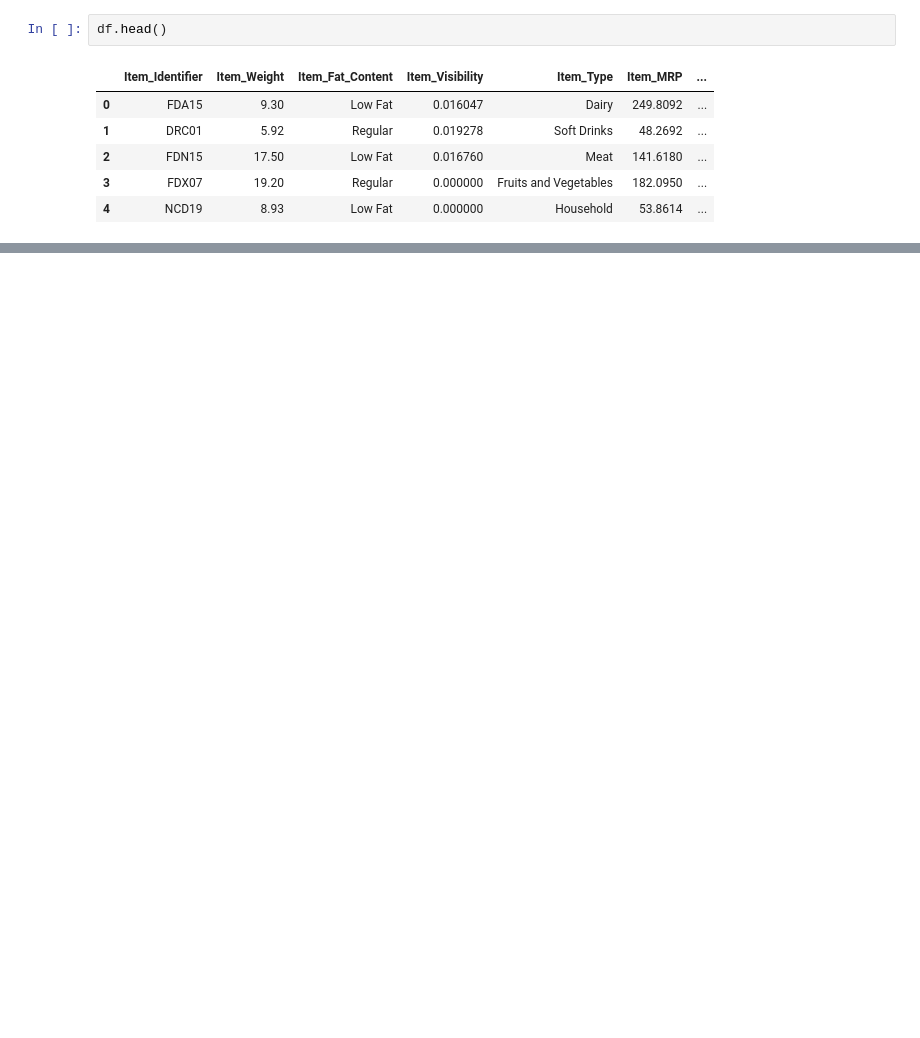
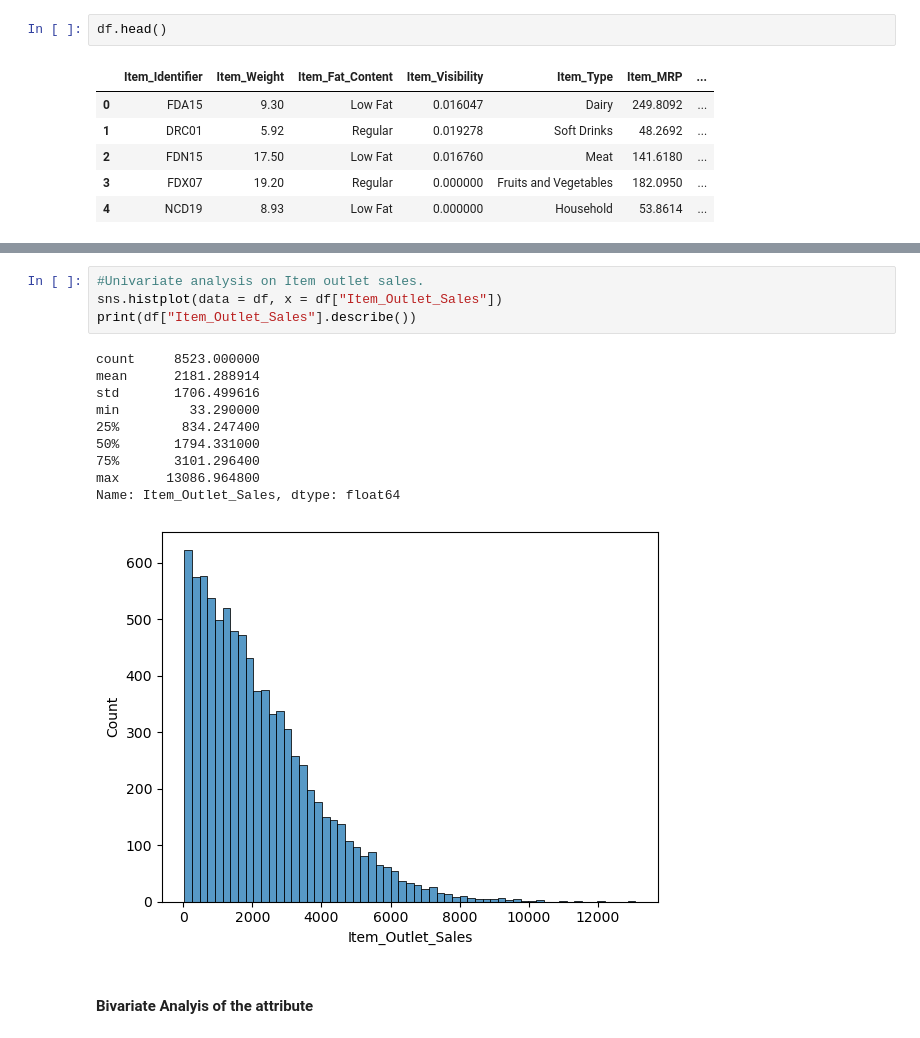
Before and after one commit to divpr24/Regression_Projects, a Jupyter notebook: Big Mart Sales Prediction.ipynb, the cells around one changed output, grey strips where cells are left out. Saved outputs shown, nothing was run; the diff lists cells and outputs as text; blank space fills up the shorter version.

```diff
--- a/Big Mart Sales Prediction.ipynb
+++ b/Big Mart Sales Prediction.ipynb
@@ -181,0 +186,17 @@ df.head()
+# %%
+#Univariate analysis on Item outlet sales.
+sns.histplot(data = df, x = df["Item_Outlet_Sales"])
+print(df["Item_Outlet_Sales"].describe())
+# %% [output]
+count     8523.000000
+mean      2181.288914
+std       1706.499616
+min         33.290000
+25%        834.247400
+50%       1794.331000
+75%       3101.296400
+max      13086.964800
+Name: Item_Outlet_Sales, dtype: float64
+[figure, added]
+# %% [markdown]
+#### Bivariate Analyis of the attribute
```
Also changed, not shown: parts of 42 cells of this notebook.
